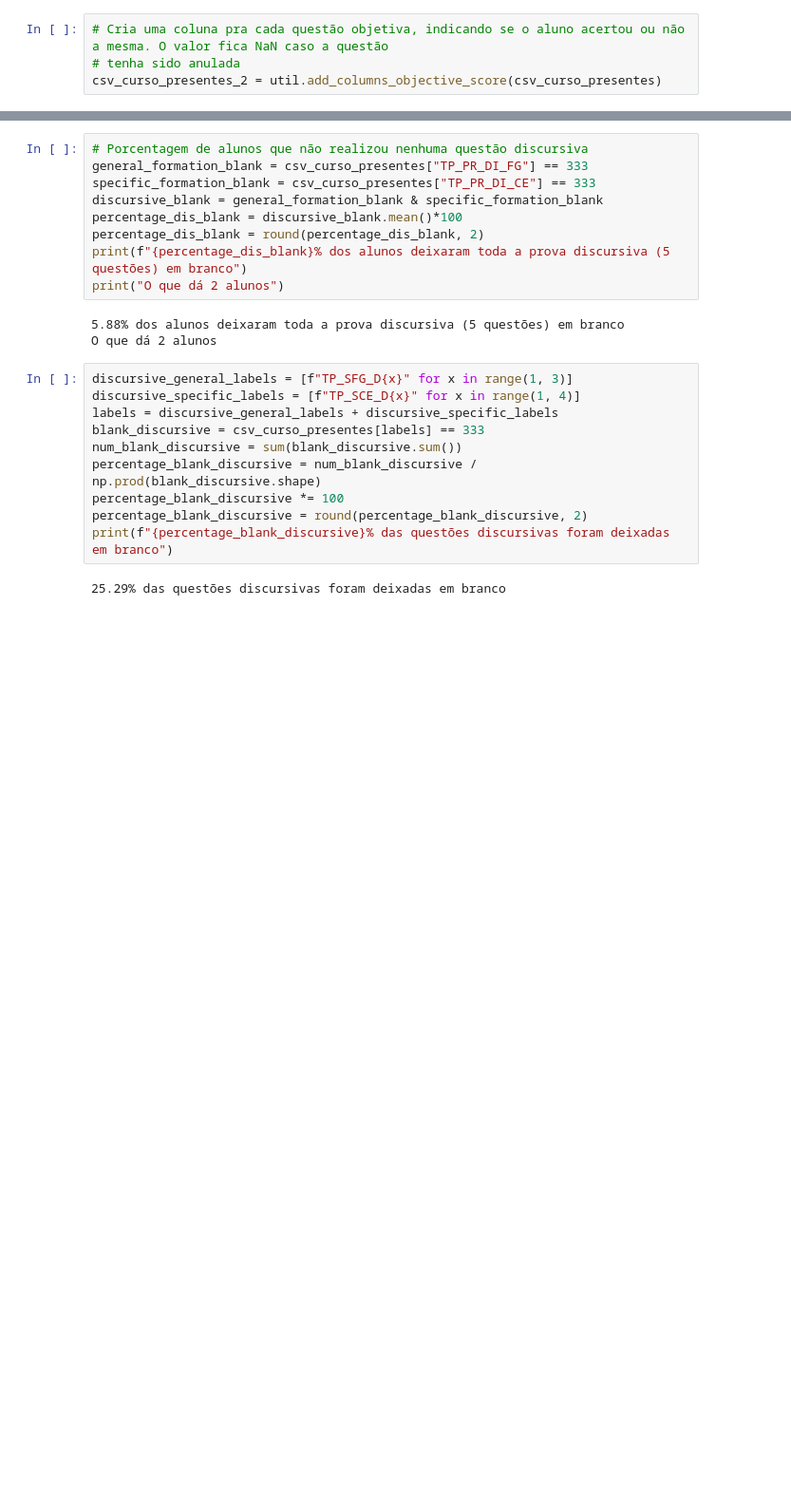
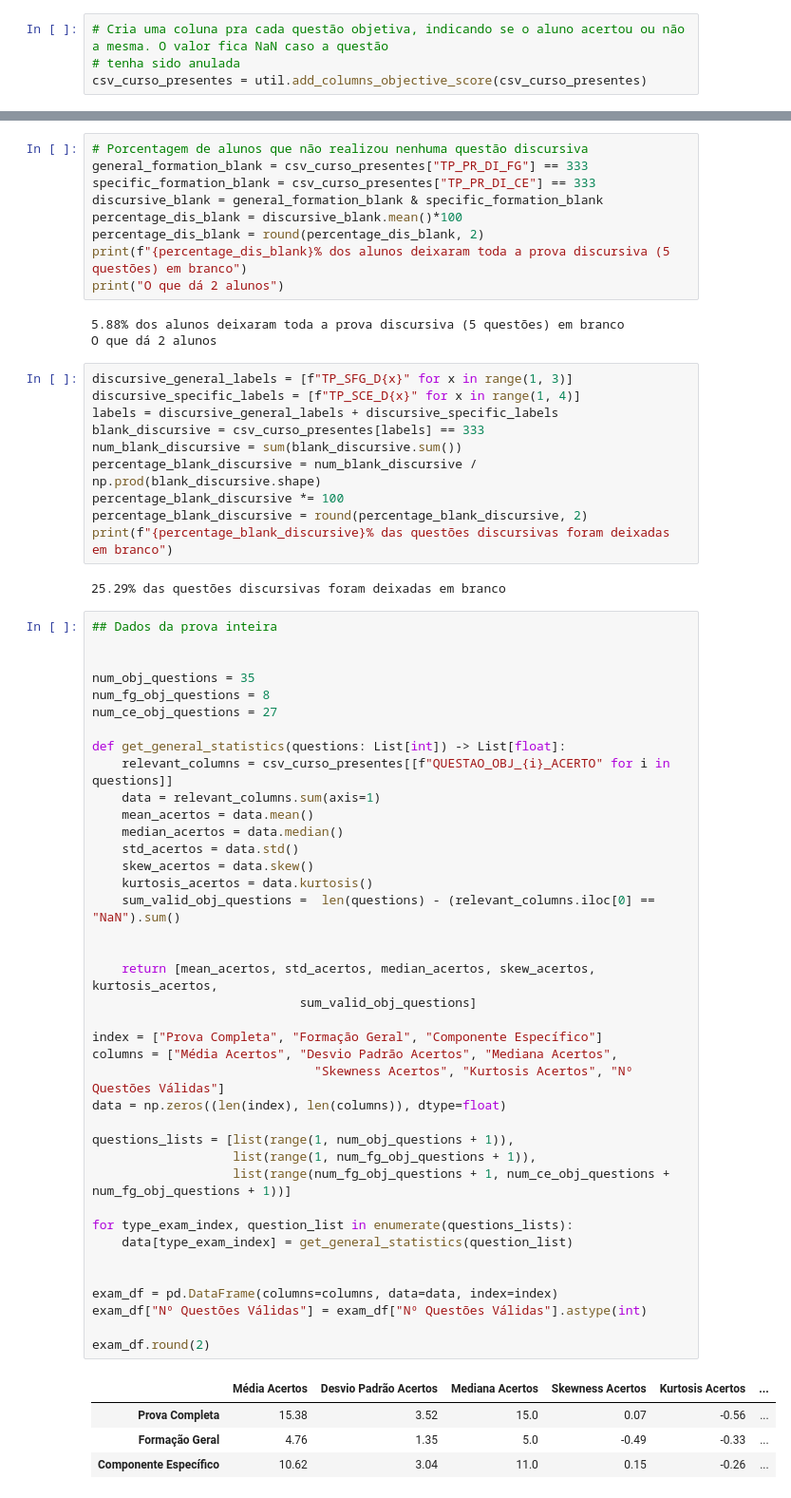
Before and after one commit to renan-cunha/KDD-Enade-Computing, a Jupyter notebook: main.ipynb, the cells around one changed output, grey strips where cells are left out. Shown: that part at 95% size. Saved outputs shown, nothing was run; the diff lists cells and outputs as text; blank space fills up the shorter version.

Commit message:
Add general statistics

```diff
--- a/main.ipynb
+++ b/main.ipynb
@@ -48,7 +49,7 @@ csv_curso_presentes = csv_curso.loc[csv_curso["TP_PRES_LABEL"] == "Presente"]
 # %%
 # Cria uma coluna pra cada questão objetiva, indicando se o aluno acertou ou não a mesma. O valor fica NaN caso a questão
 # tenha sido anulada
-csv_curso_presentes_2 = util.add_columns_objective_score(csv_curso_presentes)
+csv_curso_presentes = util.add_columns_objective_score(csv_curso_presentes)
 # %% [output]
 A value is trying to be set on a copy of a slice from a DataFrame.
 Try using .loc[row_indexer,col_indexer] = value instead
@@ -191,3 +192,47 @@ percentage_blank_discursive = round(percentage_blank_discursive, 2)
 print(f"{percentage_blank_discursive}% das questões discursivas foram deixadas em branco")
 # %% [output]
 25.29% das questões discursivas foram deixadas em branco
+# %%
+## Dados da prova inteira
+
+
+num_obj_questions = 35
+num_fg_obj_questions = 8
+num_ce_obj_questions = 27
+
+def get_general_statistics(questions: List[int]) -> List[float]:
+    relevant_columns = csv_curso_presentes[[f"QUESTAO_OBJ_{i}_ACERTO" for i in questions]]
+    data = relevant_columns.sum(axis=1)
+    mean_acertos = data.mean()
+    median_acertos = data.median()
+    std_acertos = data.std()
+    skew_acertos = data.skew()
+    kurtosis_acertos = data.kurtosis()
+    sum_valid_obj_questions =  len(questions) - (relevant_columns.iloc[0] == "NaN").sum()
+
+
+    return [mean_acertos, std_acertos, median_acertos, skew_acertos, kurtosis_acertos,
+                            sum_valid_obj_questions]
+
+index = ["Prova Completa", "Formação Geral", "Componente Específico"]
+columns = ["Média Acertos", "Desvio Padrão Acertos", "Mediana Acertos",
+                              "Skewness Acertos", "Kurtosis Acertos", "Nº Questões Válidas"]
+data = np.zeros((len(index), len(columns)), dtype=float)
+
+questions_lists = [list(range(1, num_obj_questions + 1)),
+                   list(range(1, num_fg_obj_questions + 1)),
+                   list(range(num_fg_obj_questions + 1, num_ce_obj_questions + num_fg_obj_questions + 1))]
+
+for type_exam_index, question_list in enumerate(questions_lists):
+    data[type_exam_index] = get_general_statistics(question_list)
+
+
+exam_df = pd.DataFrame(columns=columns, data=data, index=index)
+exam_df["Nº Questões Válidas"] = exam_df["Nº Questões Válidas"].astype(int)
+
+exam_df.round(2)
+# %% [output]
+|  | Média Acertos | Desvio Padrão Acertos | Mediana Acertos | Skewness Acertos | Kurtosis Acertos | ... |
+| Prova Completa | 15.38 | 3.52 | 15.0 | 0.07 | -0.56 | ... |
+| Formação Geral | 4.76 | 1.35 | 5.0 | -0.49 | -0.33 | ... |
+| Componente Específico | 10.62 | 3.04 | 11.0 | 0.15 | -0.26 | ... |
```
Also changed, not shown: parts of 1 cell of this notebook.
